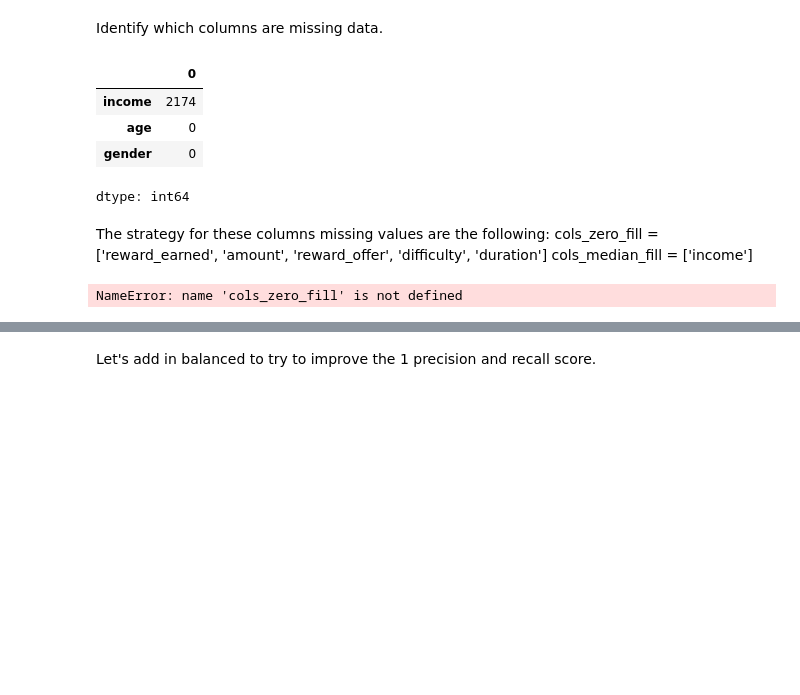
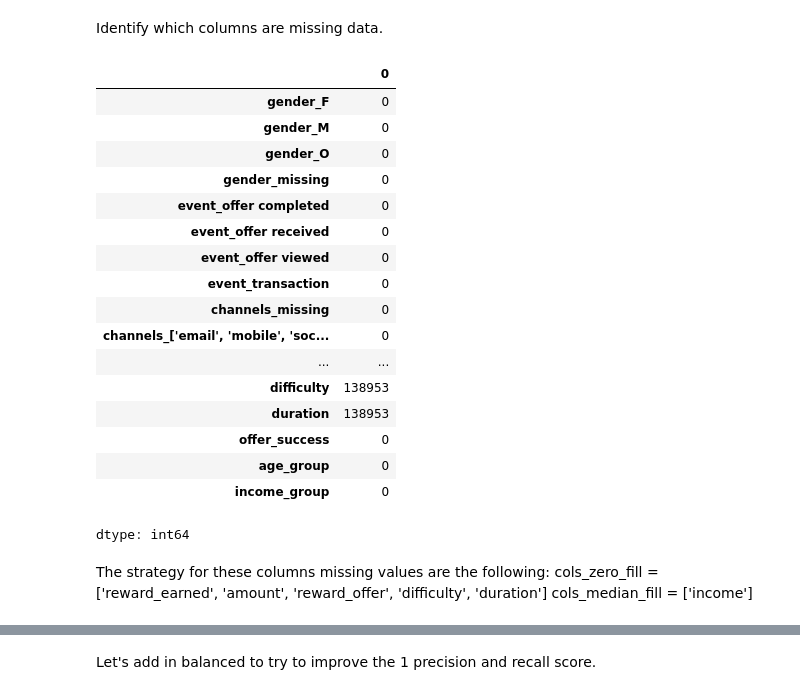
Before and after one commit to kiah-ucsd/DSE200, a Jupyter notebook: Mini_Project_2.ipynb, the cells around one changed output, grey strips where cells are left out. Drawn from its saved outputs; the diff is of its cells as text; code cells hidden in the pictures; blank space fills up the shorter version.

```diff
--- a/Mini_Project_2.ipynb
+++ b/Mini_Project_2.ipynb
@@ -956,20 +691,32 @@ Index(['income', 'age', 'gender', 'sum_amount_transaction',
 # %% [markdown]
 Identify which columns are missing data.
 # %%
-X.isnull().sum()
+encoded_df.isnull().sum()
 # %% [output]
 |  | 0 |
-| income | 2174 |
-| age | 0 |
-| gender | 0 |
+| gender_F | 0 |
+| gender_M | 0 |
+| gender_O | 0 |
+| gender_missing | 0 |
+| event_offer completed | 0 |
+| event_offer received | 0 |
+| event_offer viewed | 0 |
+| event_transaction | 0 |
+| channels_missing | 0 |
+| channels_['email', 'mobile', 'soc... | 0 |
+| ... | ... |
+| difficulty | 138953 |
+| duration | 138953 |
+| offer_success | 0 |
+| age_group | 0 |
+| income_group | 0 |
 dtype: int64
 # %% [markdown]
 The strategy for these columns missing values are the following:
 cols_zero_fill = ['reward_earned', 'amount', 'reward_offer', 'difficulty', 'duration']
 cols_median_fill = ['income']
 # %%
-#cols_zero_fill = ['mean_amount_transaction','std_amount_transaction','sum_amount_transaction']
-# cols_zero_fill = ['reward_earned', 'amount', 'reward_offer', 'difficulty', 'duration']
+cols_zero_fill = ['reward_earned', 'amount', 'reward_offer', 'difficulty', 'duration']
 cols_median_fill = ['income']
 
 # Make copies to avoid modifying originals
@@ -988,8 +735,6 @@ for col in cols_median_fill:
         median_value = X_train_clean[col].median()
         X_train_clean[col] = X_train_clean[col].fillna(median_value)
         X_test_clean[col] = X_test_clean[col].fillna(median_value)
-# %% [output]
-NameError: name 'cols_zero_fill' is not defined
 # %%
 from sklearn.linear_model import LogisticRegression
 from sklearn.metrics import classification_report
```
Also changed, not shown: parts of 66 cells of this notebook.
